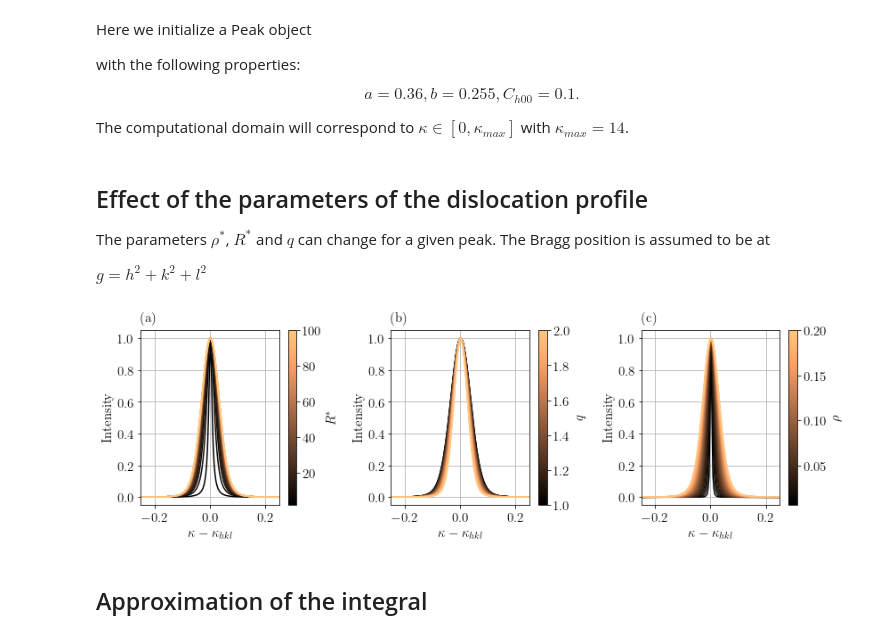
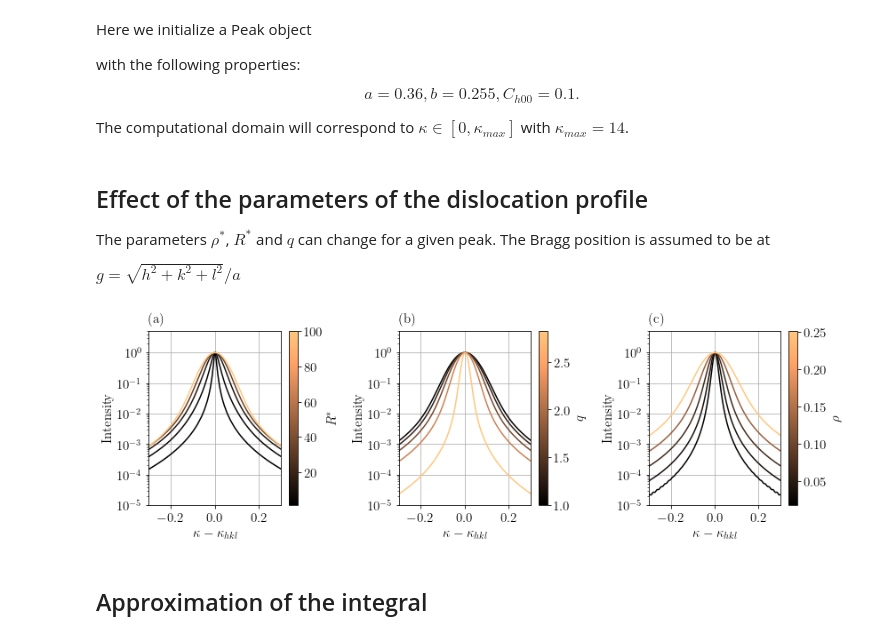
Before and after one commit to balintkaszas/DifFault, a Jupyter notebook: examples/coefficients_dislocations.ipynb, the cells around one changed output. Cells and saved outputs as stored; diff of their text form; code cells hidden in the pictures.

```diff
--- a/examples/coefficients_dislocations.ipynb
+++ b/examples/coefficients_dislocations.ipynb
@@ -64,16 +67,18 @@ $$a =0.36, b =0.255, C_{h00}=0.1. $$
 The computational domain will correspond to $\kappa \in [0, \kappa_{max}]$ with $\kappa_{max}=14$.
 # %%
 lattice_constant = 0.36
+burgers_vector = 0.255
 # %% [markdown]
 ## Effect of the parameters of the dislocation profile
 
 The parameters $\rho^*$, $R^*$ and $q$ can change for a given peak. The Bragg position is assumed to be at
 
-$g = h^2 + k^2 + l^2$
+$g = \sqrt{h^2 + k^2 + l^2} / a$
 # %%
 h, k, l = 1, 1, 1
 
-single_peak = Peak(14, N, 0.1, 0.255, lattice_constant, stacking_or_twin_fault='stacking')
+kappa_max = np.sqrt(14) / lattice_constant
+single_peak = Peak(kappa_max, N, 0.1, burgers_vector, lattice_constant, stacking_or_twin_fault='stacking')
 lengthOfFrame = 2 * single_peak.max_range_diffraction_vector
 L = single_peak.math.fftfreq(single_peak.Nfourier,
                                             lengthOfFrame / single_peak.Nfourier).reshape(-1, 1) + 1e-16
@@ -87,7 +92,8 @@ norm = matplotlib.colors.Normalize(
 
 colormap = matplotlib.cm.copper
 
-rstars = np.linspace(2, 100, 30)
+rstars = np.linspace(2, 100, 5)
+rstars = np.logspace(0.1, 2, 5)
 g = h**2 + k**2 + l**2
 fig, axes = plt.subplots(nrows = 1, ncols = 3, figsize = (12, 4))
 norm = matplotlib.colors.Normalize(
@@ -104,12 +110,12 @@ for r in rstars:
                                                          1.4)
     profile = np.abs(ifftshift( ifft ( ft_dislocation, axis = 0), axes =0)) * factor
     max_value = np.max(profile)
-    axes[0].plot(single_peak.diffraction_vectors, profile / max_value, '-', c=scalar_mappable_colormap.to_rgba(r))#
+    axes[0].semilogy(single_peak.diffraction_vectors_dimensionless, profile / max_value, '-', c=scalar_mappable_colormap.to_rgba(r))#
 plt.colorbar(scalar_mappable_colormap, ax = axes[0], label = '$R^*$')
 
 
 ##
-qs = np.linspace(1, 2, 30)
+qs = np.logspace(0, 0.45, 5)
 
 norm = matplotlib.colors.Normalize(
     vmin = qs.min(),
@@ -125,7 +131,7 @@ for q in qs:
                                                          q)
     profile = np.abs(ifftshift( ifft ( ft_dislocation, axis =0), axes = 0)) * factor
     max_value = np.max(profile)
-    axes[1].plot(single_peak.diffraction_vectors, profile / max_value, '-', c=scalar_mappable_colormap.to_rgba(q))#
+    axes[1].semilogy(single_peak.diffraction_vectors_dimensionless, profile / max_value, '-', c=scalar_mappable_colormap.to_rgba(q))#
 axes[0].set_xlim(-1, 1)
 axes[1].set_xlim(-0.5, 0.5)
 plt.colorbar(scalar_mappable_colormap, ax = axes[1], label = '$q$')
@@ -133,45 +139,44 @@ plt.colorbar(scalar_mappable_colormap, ax = axes[1], label = '$q$')
 
 
 
-rhos = np.linspace(0.006,0.2, 30)
-
+rhos = np.logspace(-1.75,-0.6, 5)
 norm = matplotlib.colors.Normalize(
     vmin = rhos.min(),
     vmax = rhos.max())
 scalar_mappable_colormap = matplotlib.cm.ScalarMappable(cmap=colormap, norm=norm)
 scalar_mappable_colormap.set_array([])
 for r in rhos:
 
     ft_dislocation = single_peak.fourier_coefficients_dislocation(np.abs(L),
                                                       r,
                                                           30,
                                                           h, k, l, g,
                                                          2)
     profile = np.abs(ifftshift( ifft ( ft_dislocation, axis =0 ), axes =0)) * factor
     max_value = np.max(profile)
-    axes[2].plot(single_peak.diffraction_vectors, profile / max_value, '-', c=scalar_mappable_colormap.to_rgba(r))#
+    axes[2].semilogy(single_peak.diffraction_vectors_dimensionless, profile / max_value, '-', c=scalar_mappable_colormap.to_rgba(r))#
 axes[0].set_xlim(-1, 1)
 axes[1].set_xlim(-0.5, 0.5)
 axes[2].set_xlim(-0.5, 0.5)
 
 plt.colorbar(scalar_mappable_colormap, ax = axes[2], label = '$\\rho$')
 for a in axes:
     a.grid()
     a.set_ylabel('Intensity')
     a.set_xlabel('$\kappa-\kappa_{hkl}$')
-    a.set_xlim(-0.25, 0.25)
-
+    a.set_xlim(-0.3, 0.3)
+    a.set_ylim(1e-5, 5e0)
 axes[0].text(0, 1.05, '(a)', transform=axes[0].transAxes)
 axes[1].text(0, 1.05, '(b)', transform=axes[1].transAxes)
 axes[2].text(0, 1.05, '(c)', transform=axes[2].transAxes)
 
 #axes[1].set_title('Varying $q$')
 #axes[2].set_title('Varying $\\rho$')
 
 fig.tight_layout()
 plt.savefig('Dislocation.pdf', bbox_inches='tight')
 # %% [output]
-[figure, old version]
+[figure, new version]
 # %% [markdown]
 ## Approximation of the integral
 # %% [markdown]
```
Also changed, not shown: parts of 12 cells of this notebook, 5 other files.
